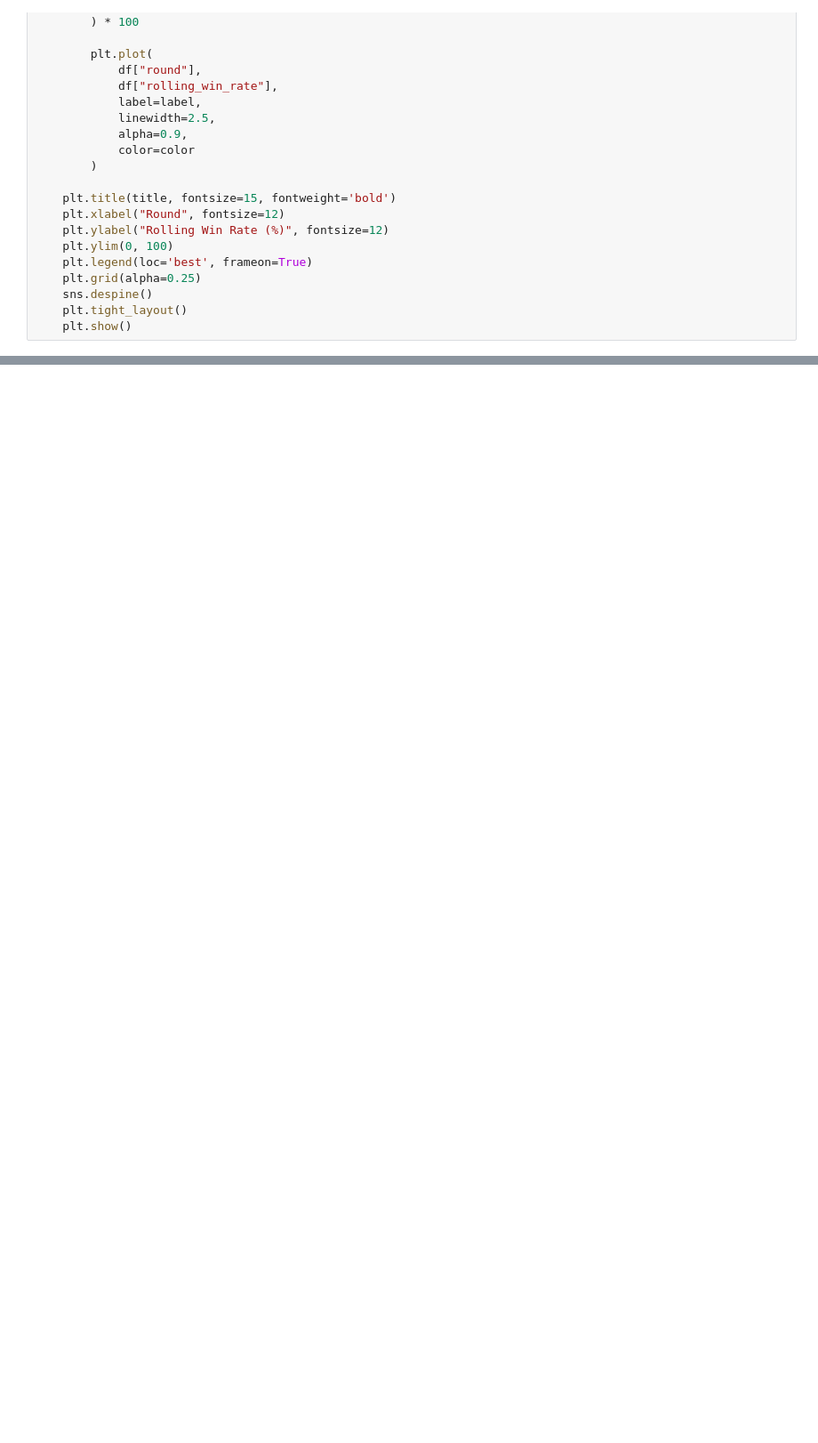
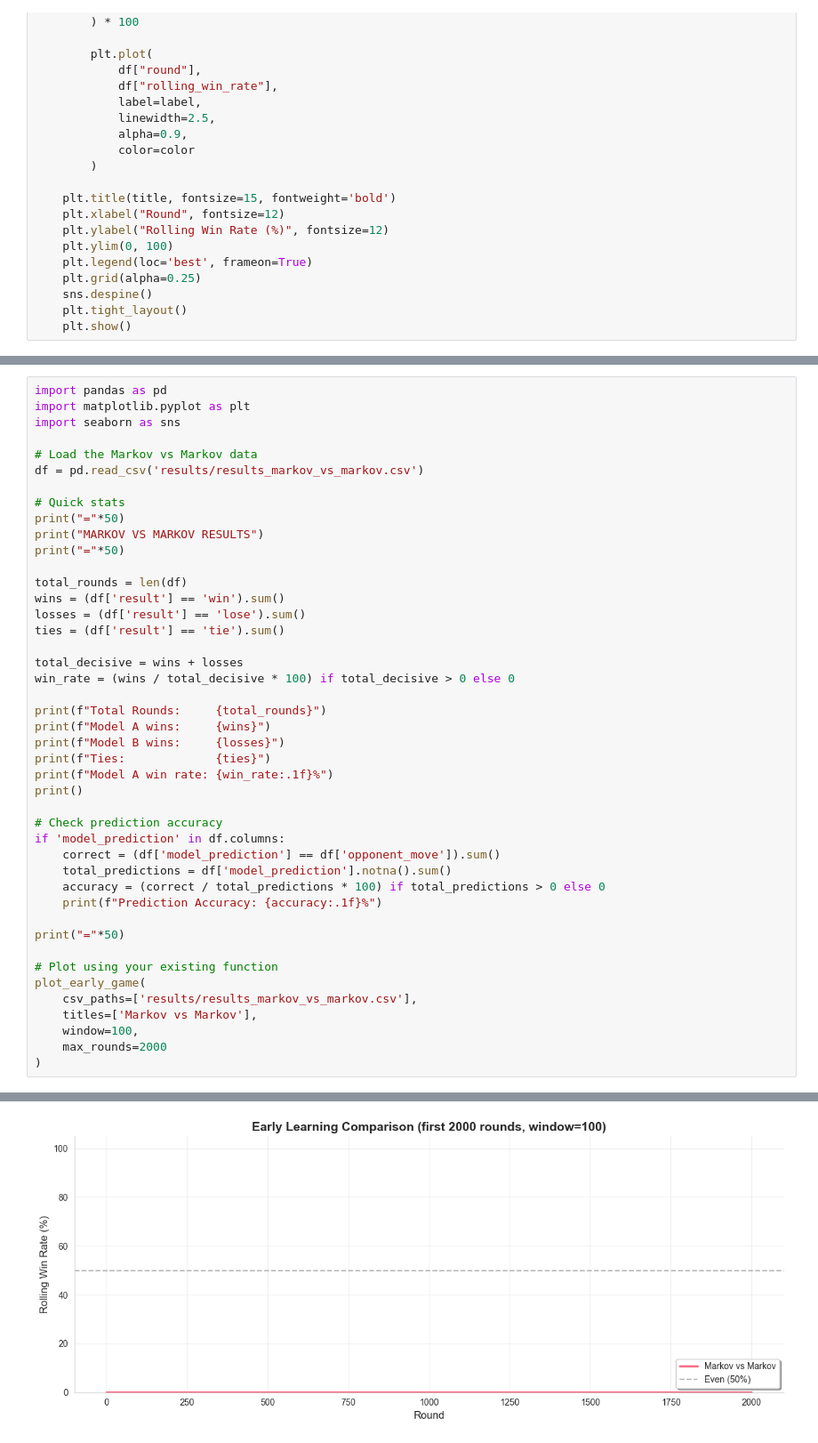
Before and after one commit to THuynh-91/RPS-Predictor, a Jupyter notebook: RPS_Simulation_Analysis.ipynb, the cells around one changed output, grey strips where cells are left out. Shown at 89% size. Saved outputs shown, nothing was run; the diff lists cells and outputs as text; blank space fills up the shorter version.

Commit message:
Added Markov Player to check test Markov vs Markov

```diff
--- a/RPS_Simulation_Analysis.ipynb
+++ b/RPS_Simulation_Analysis.ipynb
@@ -356,0 +478,45 @@ plot_comparison(
+# %%
+import pandas as pd
+import matplotlib.pyplot as plt
+import seaborn as sns
+
+# Load the Markov vs Markov data
+df = pd.read_csv('results/results_markov_vs_markov.csv')
+
+# Quick stats
+print("="*50)
+print("MARKOV VS MARKOV RESULTS")
+print("="*50)
+
+total_rounds = len(df)
+wins = (df['result'] == 'win').sum()
+losses = (df['result'] == 'lose').sum()
+ties = (df['result'] == 'tie').sum()
+
+total_decisive = wins + losses
+win_rate = (wins / total_decisive * 100) if total_decisive > 0 else 0
+
+print(f"Total Rounds:     {total_rounds}")
+print(f"Model A wins:     {wins}")
+print(f"Model B wins:     {losses}")
+print(f"Ties:             {ties}")
+print(f"Model A win rate: {win_rate:.1f}%")
+print()
+
+# Check prediction accuracy
+if 'model_prediction' in df.columns:
+    correct = (df['model_prediction'] == df['opponent_move']).sum()
+    total_predictions = df['model_prediction'].notna().sum()
+    accuracy = (correct / total_predictions * 100) if total_predictions > 0 else 0
+    print(f"Prediction Accuracy: {accuracy:.1f}%")
+
+print("="*50)
+
+# Plot using your existing function
+plot_early_game(
+    csv_paths=['results/results_markov_vs_markov.csv'],
+    titles=['Markov vs Markov'],
+    window=100,
+    max_rounds=2000
+)
+# %% [output]
@@ -356,0 +534 @@ plot_comparison(
+[figure, added]
```
Also changed, not shown: parts of 8 cells of this notebook, 2 other files.
